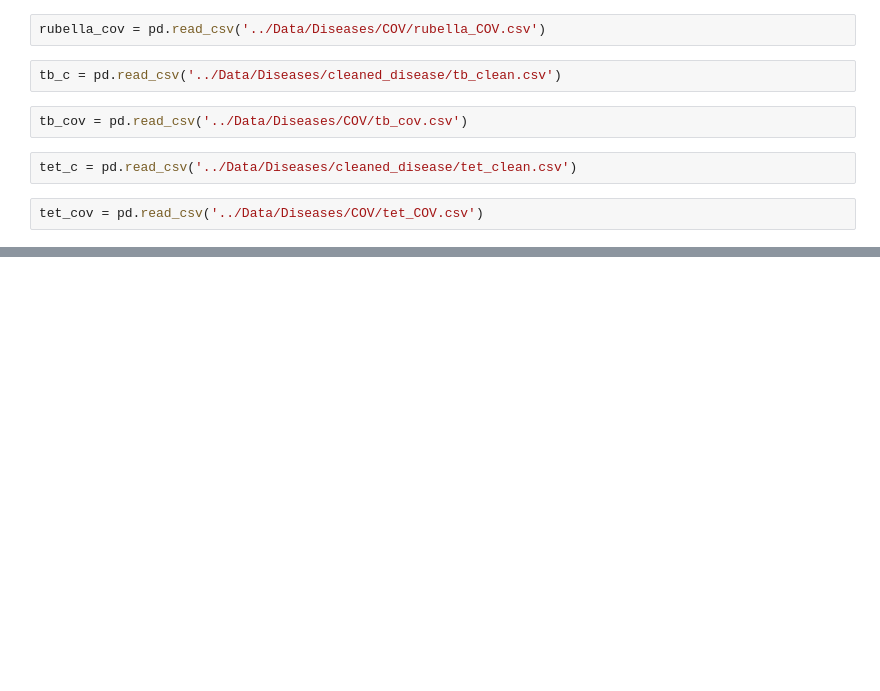
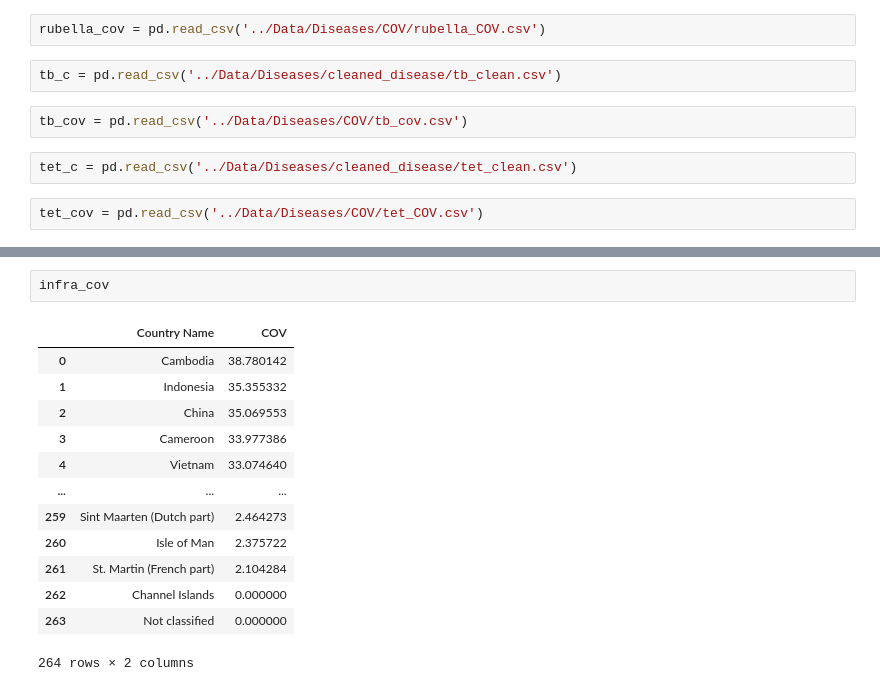
Before and after one commit to rnsfrd/capstone, a Jupyter notebook: Parts/Visualizations.ipynb, the cells around one changed output, grey strips where cells are left out. Saved outputs shown, nothing was run; the diff lists cells and outputs as text; blank space fills up the shorter version.

```diff
--- a/Parts/Visualizations.ipynb
+++ b/Parts/Visualizations.ipynb
@@ -71,0 +98,16 @@ tet_cov = pd.read_csv('../Data/Diseases/COV/tet_COV.csv')
+# %%
+infra_cov
+# %% [output]
+|  | Country Name | COV |
+| 0 | Cambodia | 38.780142 |
+| 1 | Indonesia | 35.355332 |
+| 2 | China | 35.069553 |
+| 3 | Cameroon | 33.977386 |
+| 4 | Vietnam | 33.074640 |
+| ... | ... | ... |
+| 259 | Sint Maarten (Dutch part) | 2.464273 |
+| 260 | Isle of Man | 2.375722 |
+| 261 | St. Martin (French part) | 2.104284 |
+| 262 | Channel Islands | 0.000000 |
+| 263 | Not classified | 0.000000 |
+264 rows × 2 columns
```
Also changed, not shown: parts of 16 cells of this notebook, 30 other files.
